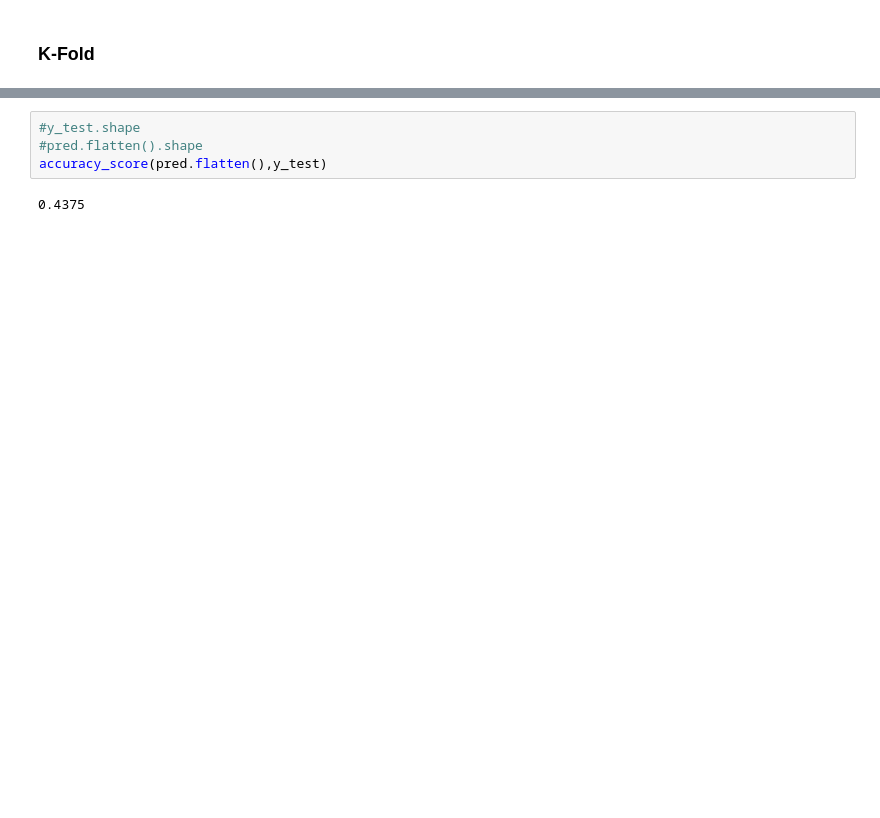
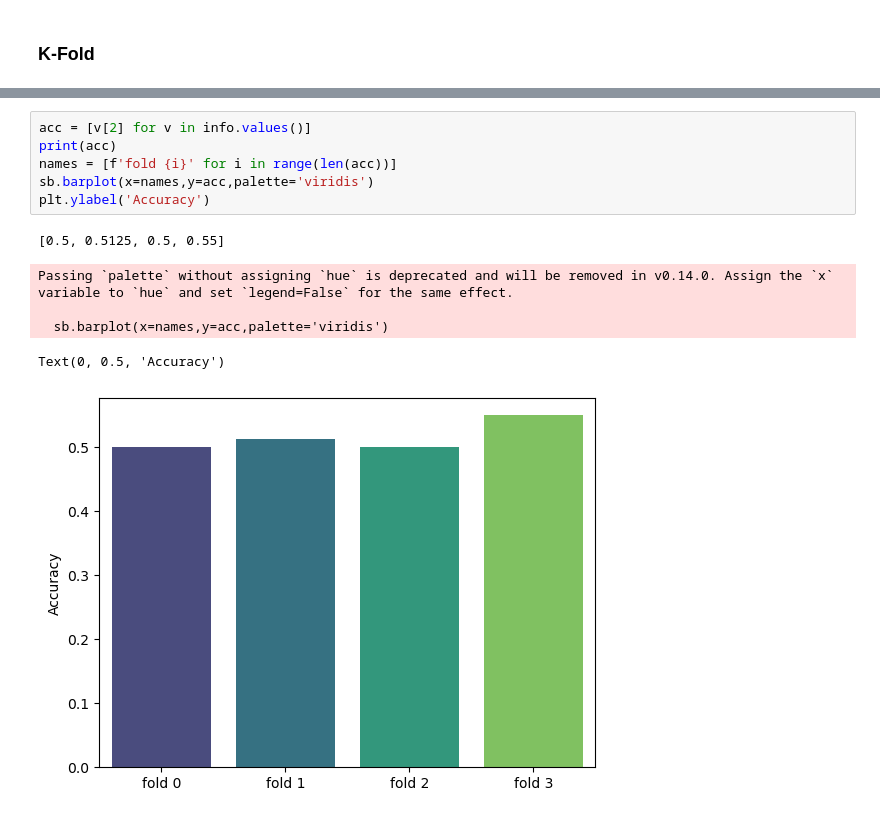
Before and after one commit to samgott123/GB_500-RNP_Analise-, a Jupyter notebook: Execise_3.ipynb, the cells around one changed output, grey strips where cells are left out. Cells and saved outputs as stored; diff of their text form; blank space fills up the shorter version.

```diff
--- a/Execise_3.ipynb
+++ b/Execise_3.ipynb
@@ -279,6 +210,13 @@ pred = model.predict(x_test).astype('int')
-# %%
-#y_test.shape
-#pred.flatten().shape
-accuracy_score(pred.flatten(),y_test)
-# %% [output]
-0.4375
+# %%
+acc = [v[2] for v in info.values()]
+print(acc)
+names = [f'fold {i}' for i in range(len(acc))]
+sb.barplot(x=names,y=acc,palette='viridis')
+plt.ylabel('Accuracy')
+# %% [output]
+[0.5, 0.5125, 0.5, 0.55]
+Passing `palette` without assigning `hue` is deprecated and will be removed in v0.14.0. Assign the `x` variable to `hue` and set `legend=False` for the same effect.
+
+  sb.barplot(x=names,y=acc,palette='viridis')
+Text(0, 0.5, 'Accuracy')
+[figure, added]
```
Also changed, not shown: parts of 14 cells of this notebook.
